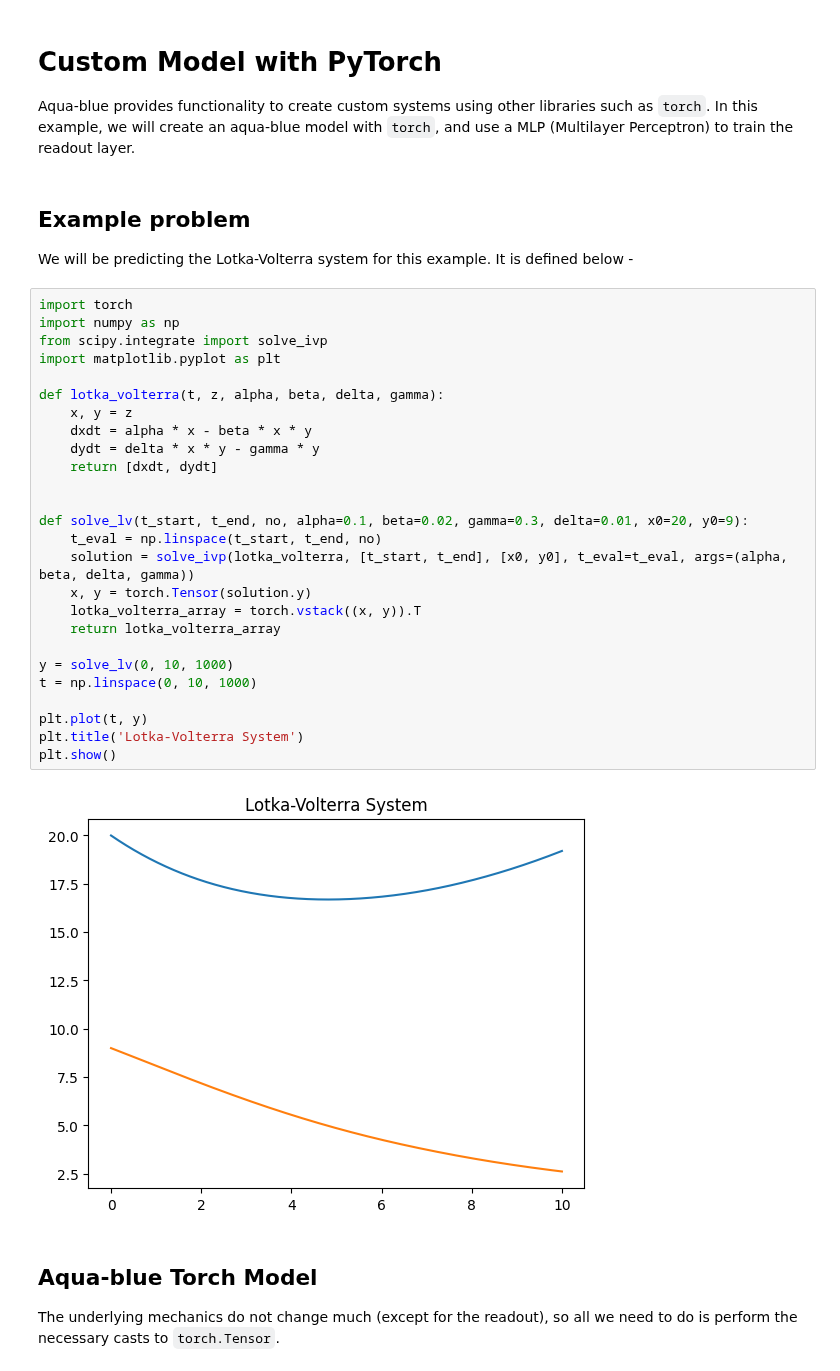
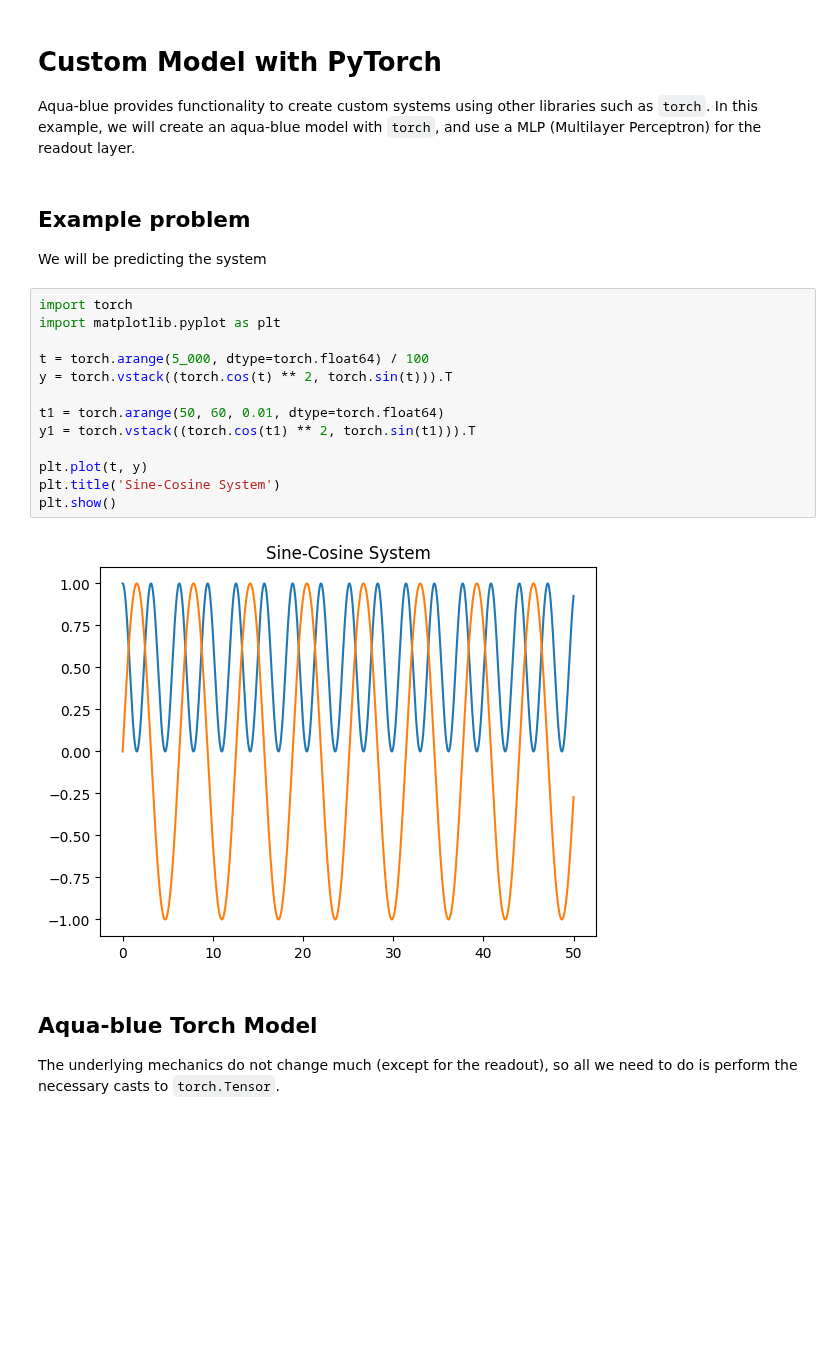
Before and after one commit to lonelyneutrin0/aqua-blue, a Jupyter notebook: examples/torch-example.ipynb, the cells around one changed output. Drawn from its saved outputs; the diff is of its cells as text; blank space fills up the shorter version.

```diff
--- a/examples/torch-example.ipynb
+++ b/examples/torch-example.ipynb
@@ -1,39 +1,26 @@
 # %% [markdown]
 # Custom Model with PyTorch
 
-Aqua-blue provides functionality to create custom systems using other libraries such as `torch`. In this example, we will create an aqua-blue model with `torch`, and use a MLP (Multilayer Perceptron) to train the readout layer.
+Aqua-blue provides functionality to create custom systems using other libraries such as `torch`. In this example, we will create an aqua-blue model with `torch`, and use a MLP (Multilayer Perceptron) for the readout layer.
 # %% [markdown]
 ## Example problem
 
-We will be predicting the Lotka-Volterra system for this example. It is defined below -
+We will be predicting the system
 # %%
 import torch
-import numpy as np
-from scipy.integrate import solve_ivp
 import matplotlib.pyplot as plt
 
-def lotka_volterra(t, z, alpha, beta, delta, gamma):
-    x, y = z
-    dxdt = alpha * x - beta * x * y
-    dydt = delta * x * y - gamma * y
-    return [dxdt, dydt]
+t = torch.arange(5_000, dtype=torch.float64) / 100
+y = torch.vstack((torch.cos(t) ** 2, torch.sin(t))).T
 
-
-def solve_lv(t_start, t_end, no, alpha=0.1, beta=0.02, gamma=0.3, delta=0.01, x0=20, y0=9):
-    t_eval = np.linspace(t_start, t_end, no)
-    solution = solve_ivp(lotka_volterra, [t_start, t_end], [x0, y0], t_eval=t_eval, args=(alpha, beta, delta, gamma))
-    x, y = torch.Tensor(solution.y)
-    lotka_volterra_array = torch.vstack((x, y)).T
-    return lotka_volterra_array
-
-y = solve_lv(0, 10, 1000)
-t = np.linspace(0, 10, 1000)
+t1 = torch.arange(50, 60, 0.01, dtype=torch.float64)
+y1 = torch.vstack((torch.cos(t1) ** 2, torch.sin(t1))).T
 
 plt.plot(t, y)
-plt.title('Lotka-Volterra System')
+plt.title('Sine-Cosine System')
 plt.show()
 # %% [output]
-[figure, old version]
+[figure, new version]
 # %% [markdown]
 ## Aqua-blue Torch Model
 The underlying mechanics do not change much (except for the readout), so all we need to do is perform the necessary casts to `torch.Tensor`.
```
Also changed, not shown: parts of 4 cells of this notebook.
